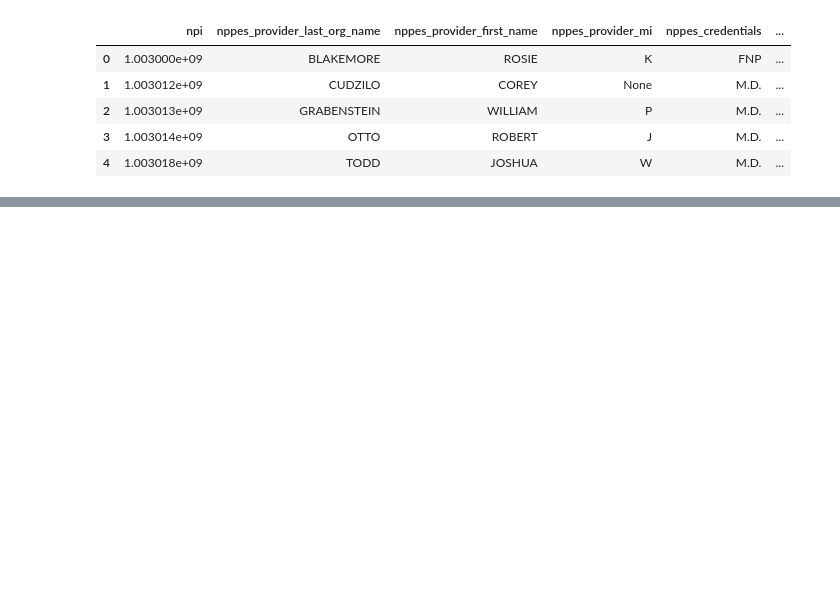
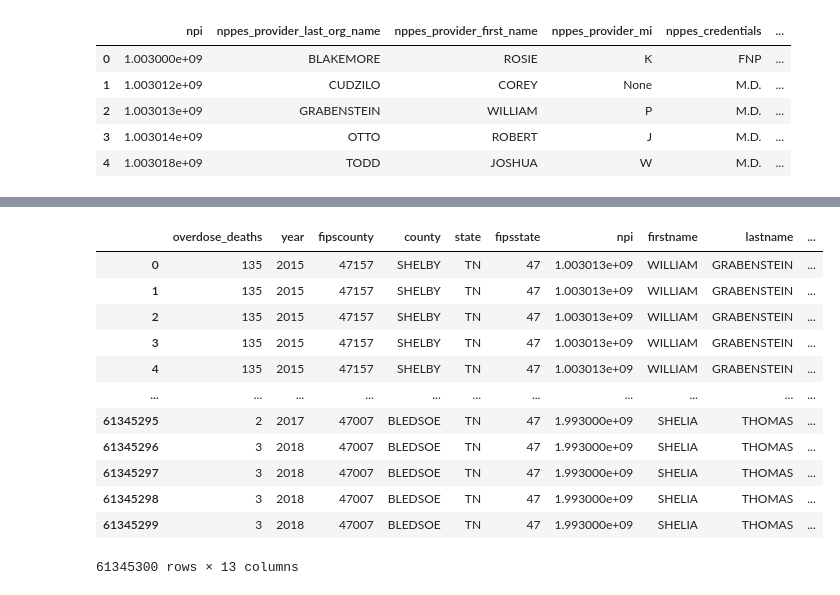
Before and after one commit to NSS-Data-Analytics-Cohort-12/prescribers-python-da12-v2-pandas-pandemonium, a Jupyter notebook: notebooks/prescribers.ipynb, the cells around one changed output, grey strips where cells are left out. Cells and saved outputs as stored; diff of their text form; code cells hidden in the pictures; blank space fills up the shorter version.

```diff
--- a/notebooks/prescribers.ipynb
+++ b/notebooks/prescribers.ipynb
@@ -188,0 +366,16 @@ IndexError: list index out of range
+# %%
+oddddeaths
+# %% [output]
+|  | overdose_deaths | year | fipscounty | county | state | fipsstate | npi | firstname | lastname | ... |
+| 0 | 135 | 2015 | 47157 | SHELBY | TN | 47 | 1.003013e+09 | WILLIAM | GRABENSTEIN | ... |
+| 1 | 135 | 2015 | 47157 | SHELBY | TN | 47 | 1.003013e+09 | WILLIAM | GRABENSTEIN | ... |
+| 2 | 135 | 2015 | 47157 | SHELBY | TN | 47 | 1.003013e+09 | WILLIAM | GRABENSTEIN | ... |
+| 3 | 135 | 2015 | 47157 | SHELBY | TN | 47 | 1.003013e+09 | WILLIAM | GRABENSTEIN | ... |
+| 4 | 135 | 2015 | 47157 | SHELBY | TN | 47 | 1.003013e+09 | WILLIAM | GRABENSTEIN | ... |
+| ... | ... | ... | ... | ... | ... | ... | ... | ... | ... | ... |
+| 61345295 | 2 | 2017 | 47007 | BLEDSOE | TN | 47 | 1.993000e+09 | SHELIA | THOMAS | ... |
+| 61345296 | 3 | 2018 | 47007 | BLEDSOE | TN | 47 | 1.993000e+09 | SHELIA | THOMAS | ... |
+| 61345297 | 3 | 2018 | 47007 | BLEDSOE | TN | 47 | 1.993000e+09 | SHELIA | THOMAS | ... |
+| 61345298 | 3 | 2018 | 47007 | BLEDSOE | TN | 47 | 1.993000e+09 | SHELIA | THOMAS | ... |
+| 61345299 | 3 | 2018 | 47007 | BLEDSOE | TN | 47 | 1.993000e+09 | SHELIA | THOMAS | ... |
+61345300 rows × 13 columns
```
Also changed, not shown: parts of 36 cells of this notebook.
